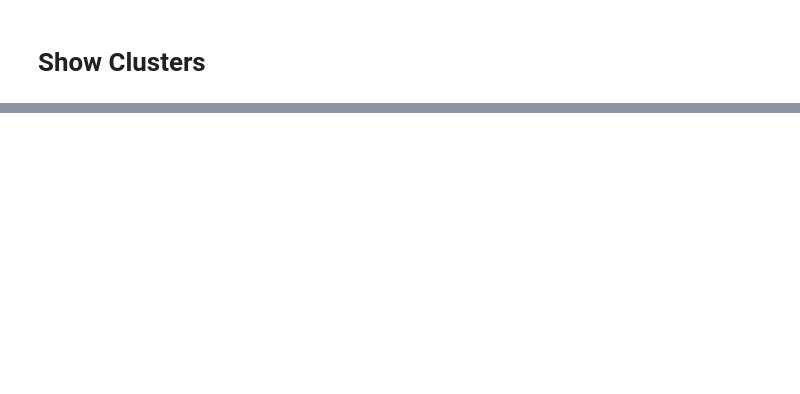
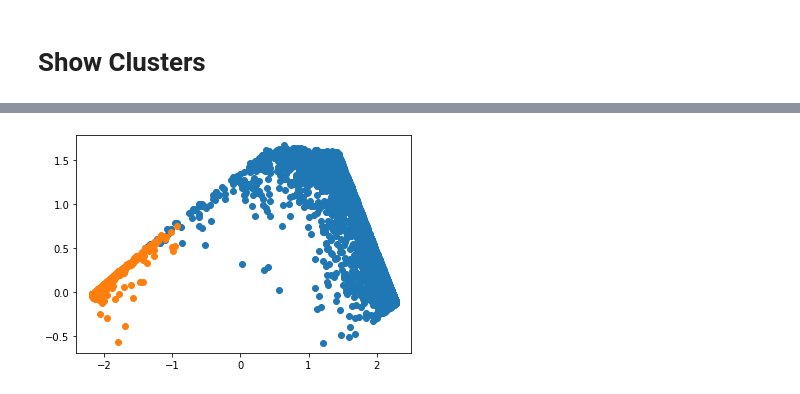
Before and after one commit to mryf323/ml_final_project, a Jupyter notebook: phase2.ipynb, the cells around one changed output, grey strips where cells are left out. Saved outputs shown, nothing was run; the diff lists cells and outputs as text; code cells hidden in the pictures; blank space fills up the shorter version.

```diff
--- a/phase2.ipynb
+++ b/phase2.ipynb
@@ -92,0 +150,4 @@ Evaluation config {'eps': 0.07, 'min_samples': 3, 'metric': 'cosine'} has been c
+# %%
+plot_clustering(birtch.predict(X_train_vec), X_tsne)
+# %% [output]
+[figure, added]
```
Also changed, not shown: parts of 47 cells of this notebook, 3 other files.
